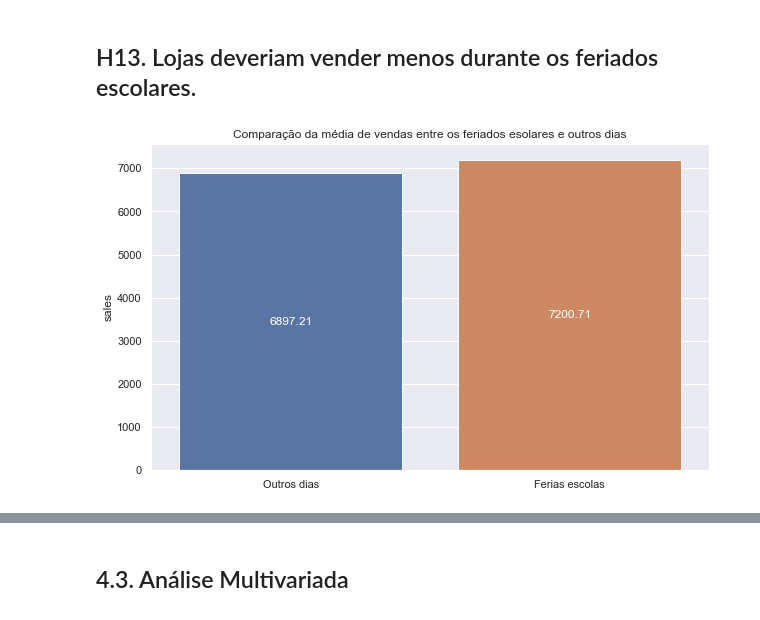
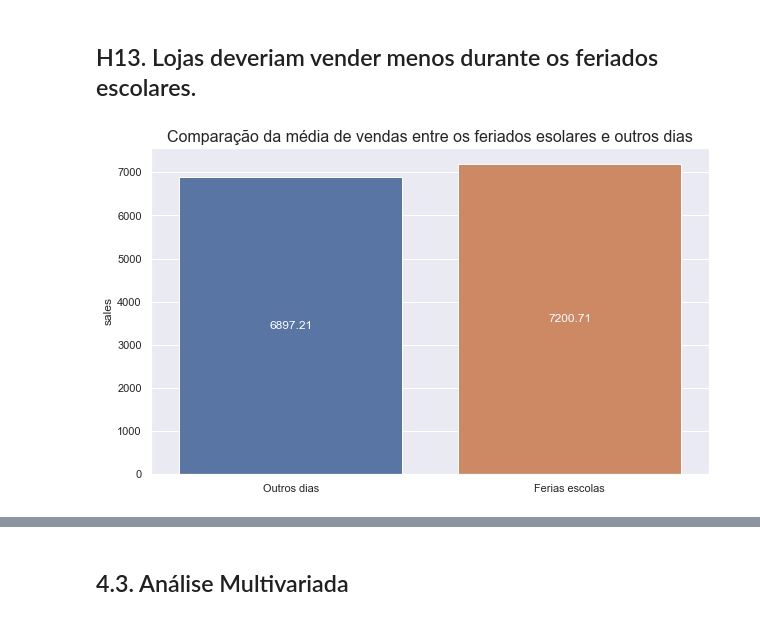
Before and after one commit to ArthurMesquita96/Rossmann-Predict-Sales, a Jupyter notebook: m03_v01_store_sales_predicton.ipynb, the cells around one changed output, grey strips where cells are left out. Drawn from its saved outputs; the diff is of its cells as text; code cells hidden in the pictures.

```diff
--- a/m03_v01_store_sales_predicton.ipynb
+++ b/m03_v01_store_sales_predicton.ipynb
@@ -823,10 +829,10 @@ As vendas nos fim de semana são até 22.58% maiores que nos dias úteis
 # %%
 aux1 = df4[['school_holiday','sales']].groupby('school_holiday').mean().reset_index()
 
 fig = plt.figure(figsize=(10,6))
-plt.title('Comparação da média de vendas entre os feriados esolares e outros dias')
+plt.title('Comparação da média de vendas entre os feriados esolares e outros dias',fontsize=16)
 g = sns.barplot(x=['Outros dias','Ferias escolas'],y='sales',data=aux1)
 for i in g.containers:
     g.bar_label(i,color='white',label_type='center')
 # %% [output]
-[figure, old version]
+[figure, new version]
```
Also changed, not shown: parts of 13 cells of this notebook.
